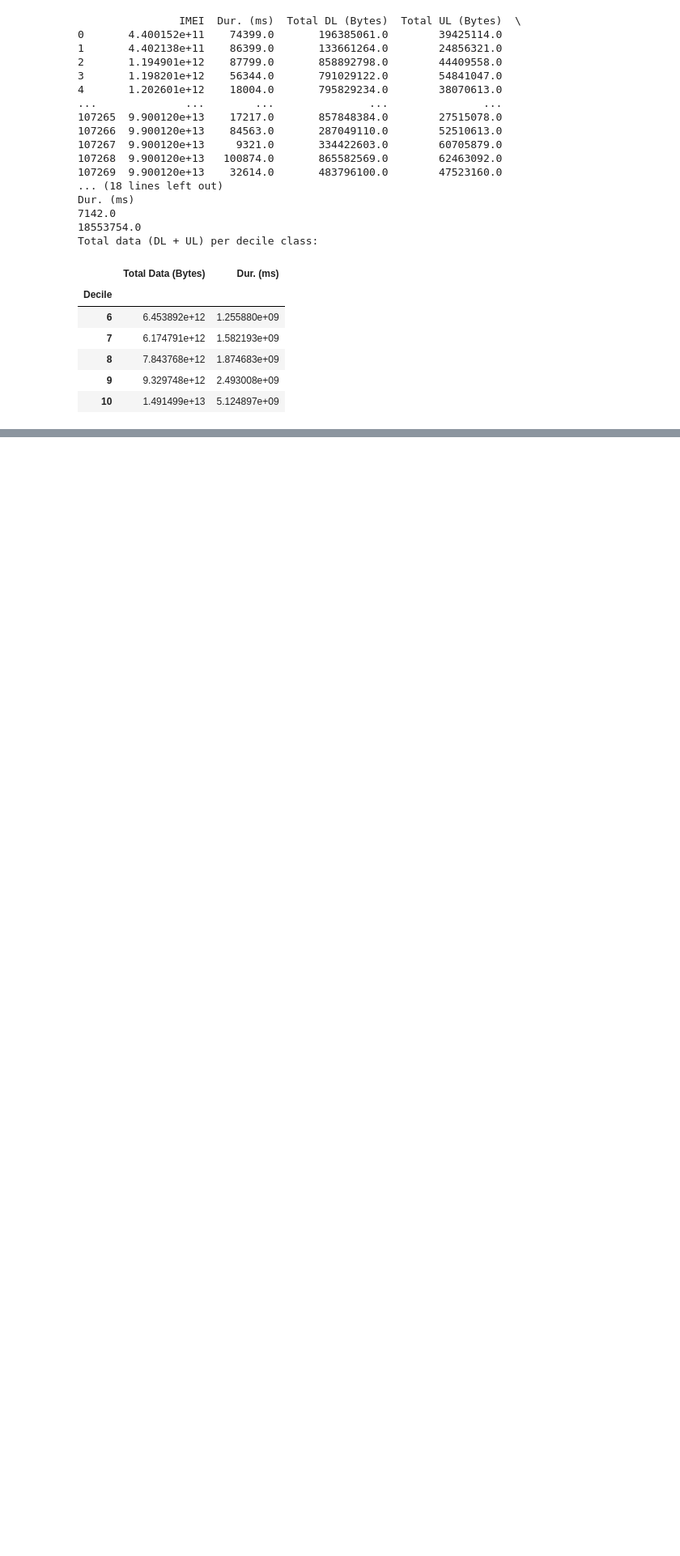
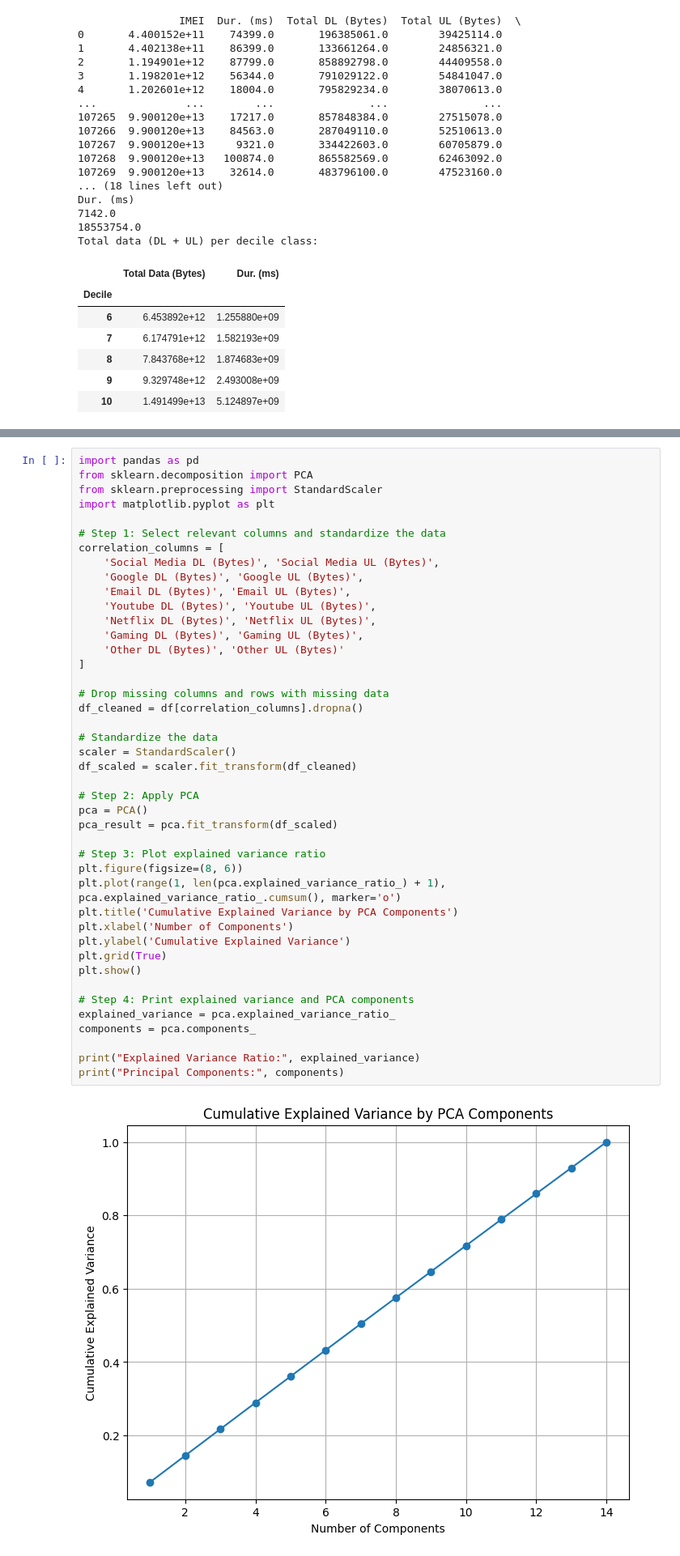
Before and after one commit to Gede-A/Telecom_business_analysis, a Jupyter notebook: notebooks/Understanding_data.ipynb, the cells around one changed output, grey strips where cells are left out. Shown at 81% size. Drawn from its saved outputs; the diff is of its cells as text; blank space fills up the shorter version.

```diff
--- a/notebooks/Understanding_data.ipynb
+++ b/notebooks/Understanding_data.ipynb
@@ -639,0 +818,45 @@ Total data (DL + UL) per decile class:
+# %%
+import pandas as pd
+from sklearn.decomposition import PCA
+from sklearn.preprocessing import StandardScaler
+import matplotlib.pyplot as plt
+
+# Step 1: Select relevant columns and standardize the data
+correlation_columns = [
+    'Social Media DL (Bytes)', 'Social Media UL (Bytes)',
+    'Google DL (Bytes)', 'Google UL (Bytes)',
+    'Email DL (Bytes)', 'Email UL (Bytes)',
+    'Youtube DL (Bytes)', 'Youtube UL (Bytes)',
+    'Netflix DL (Bytes)', 'Netflix UL (Bytes)',
+    'Gaming DL (Bytes)', 'Gaming UL (Bytes)',
+    'Other DL (Bytes)', 'Other UL (Bytes)'
+]
+
+# Drop missing columns and rows with missing data
+df_cleaned = df[correlation_columns].dropna()
+
+# Standardize the data
+scaler = StandardScaler()
+df_scaled = scaler.fit_transform(df_cleaned)
+
+# Step 2: Apply PCA
+pca = PCA()
+pca_result = pca.fit_transform(df_scaled)
+
+# Step 3: Plot explained variance ratio
+plt.figure(figsize=(8, 6))
+plt.plot(range(1, len(pca.explained_variance_ratio_) + 1), pca.explained_variance_ratio_.cumsum(), marker='o')
+plt.title('Cumulative Explained Variance by PCA Components')
+plt.xlabel('Number of Components')
+plt.ylabel('Cumulative Explained Variance')
+plt.grid(True)
+plt.show()
+
+# Step 4: Print explained variance and PCA components
+explained_variance = pca.explained_variance_ratio_
+components = pca.components_
+
+print("Explained Variance Ratio:", explained_variance)
+print("Principal Components:", components)
+# %% [output]
+[figure, added]
```
Also changed, not shown: parts of 5 cells of this notebook, 2 other files.
